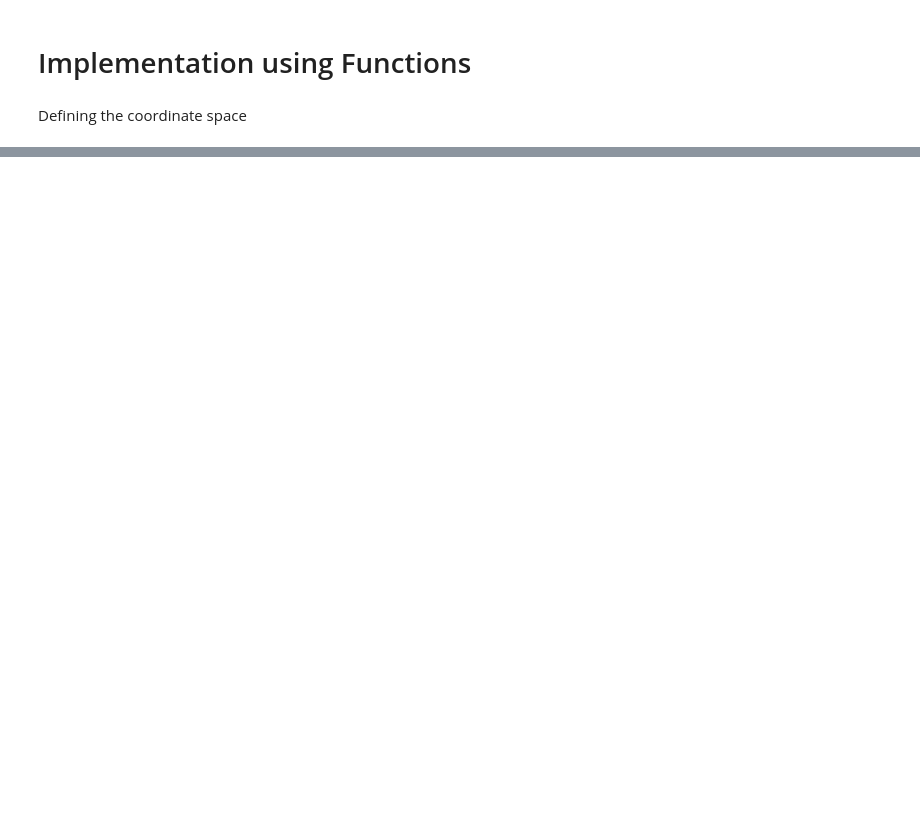
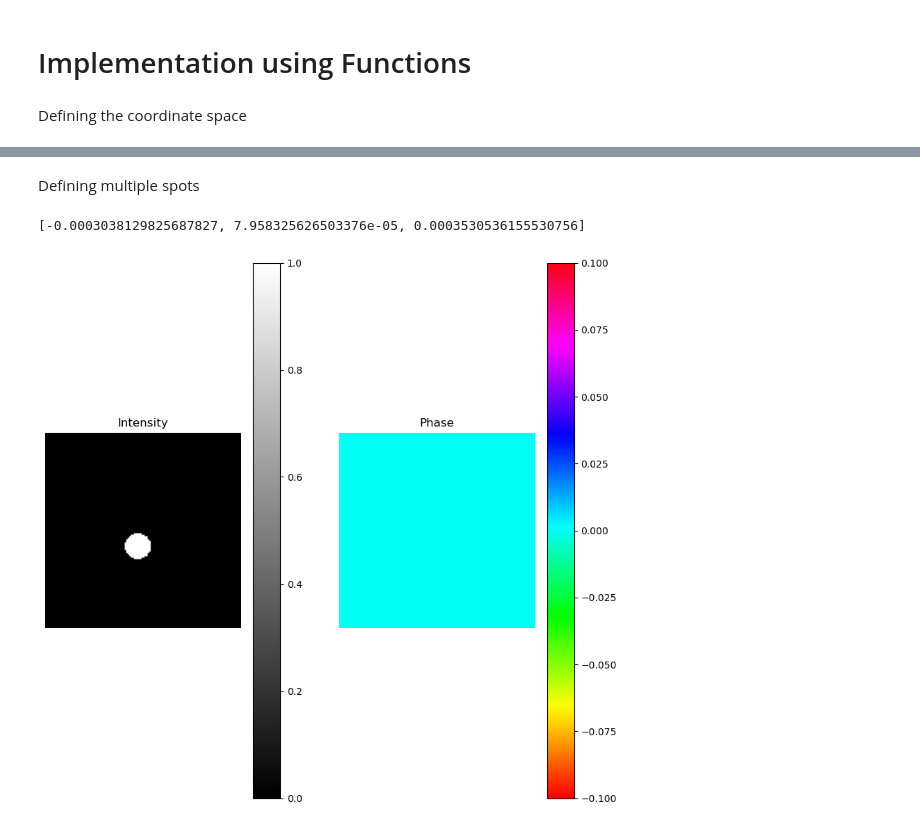
Before and after one commit to TareqJ1000/KnotSorter, a Jupyter notebook: OpticalModeSorter.ipynb, the cells around one changed output, grey strips where cells are left out. Saved outputs shown, nothing was run; the diff lists cells and outputs as text; code cells hidden in the pictures; blank space fills up the shorter version.

```diff
--- a/OpticalModeSorter.ipynb
+++ b/OpticalModeSorter.ipynb
@@ -275,2 +203,0 @@ Our output channels are tiny gaussian spots. Let's plot and see
-# %%
-def output_chan(X, Y,)
@@ -278,0 +251,34 @@ def output_chan(X, Y,)
+# %% [markdown]
+Defining multiple spots
+# %%
+num_of_output_chans = 3
+
+def output_chan(X, Y, rad_spot, maxx, num_of_spots):
+    N = len(X)
+    spot_loc_x = []
+    spot_loc_y = []
+
+    for ii in range(num_of_spots):
+        spot_loc_x.append(np.random.uniform(-maxx+rad_spot,maxx-rad_spot))
+        spot_loc_y.append(np.random.uniform(-maxx+rad_spot,maxx-rad_spot))
+
+    print(spot_loc_x)
+
+    fields = np.empty((num_of_spots, N, N), dtype=np.complex64)
+    # Space definition
+    for ii in range(num_of_spots):
+        X=np.linspace(-maxx,maxx,N) + spot_loc_x[ii]
+        Y=np.linspace(-maxx,maxx,N) + spot_loc_y[ii]
+        h=np.abs(X[1]-X[2]) # Step size
+        xx,yy=np.meshgrid(X,Y)
+        r, phi= cart2pol(xx,yy)
+
+        fields[ii] = pupil_function(r, rad_spot)
+
+    return fields, spot_loc_x, spot_loc_y # In principle, it suffices to return fields.
+
+output_chans, spot_loc_x, spot_loc_y = output_chan(X,Y,0.2*mm,maxx,num_of_output_chans)
+TotInt(output_chans[1])
+# %% [output]
+[-0.0003038129825687827, 7.958325626503376e-05, 0.0003530536155530756]
+[figure, added]
```
Also changed, not shown: parts of 52 cells of this notebook, 3 other files.
